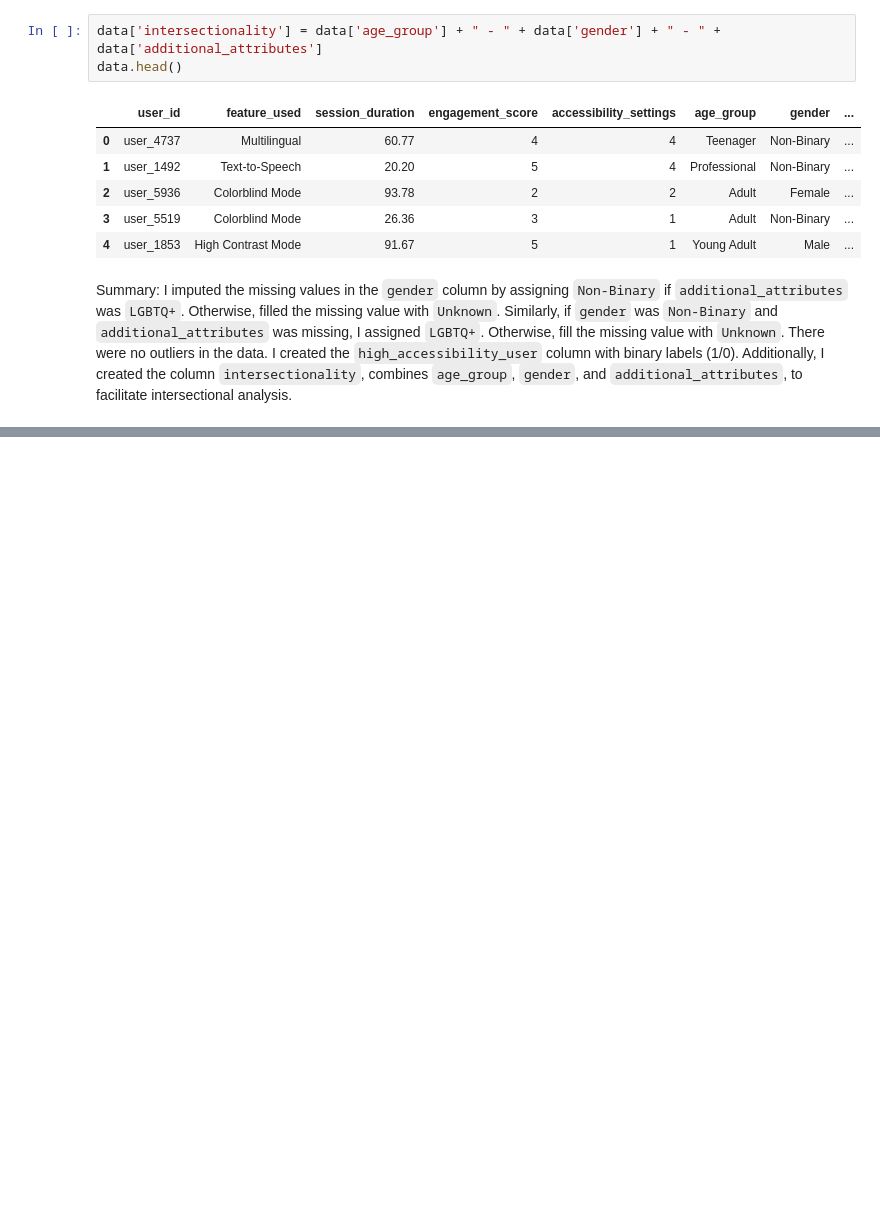
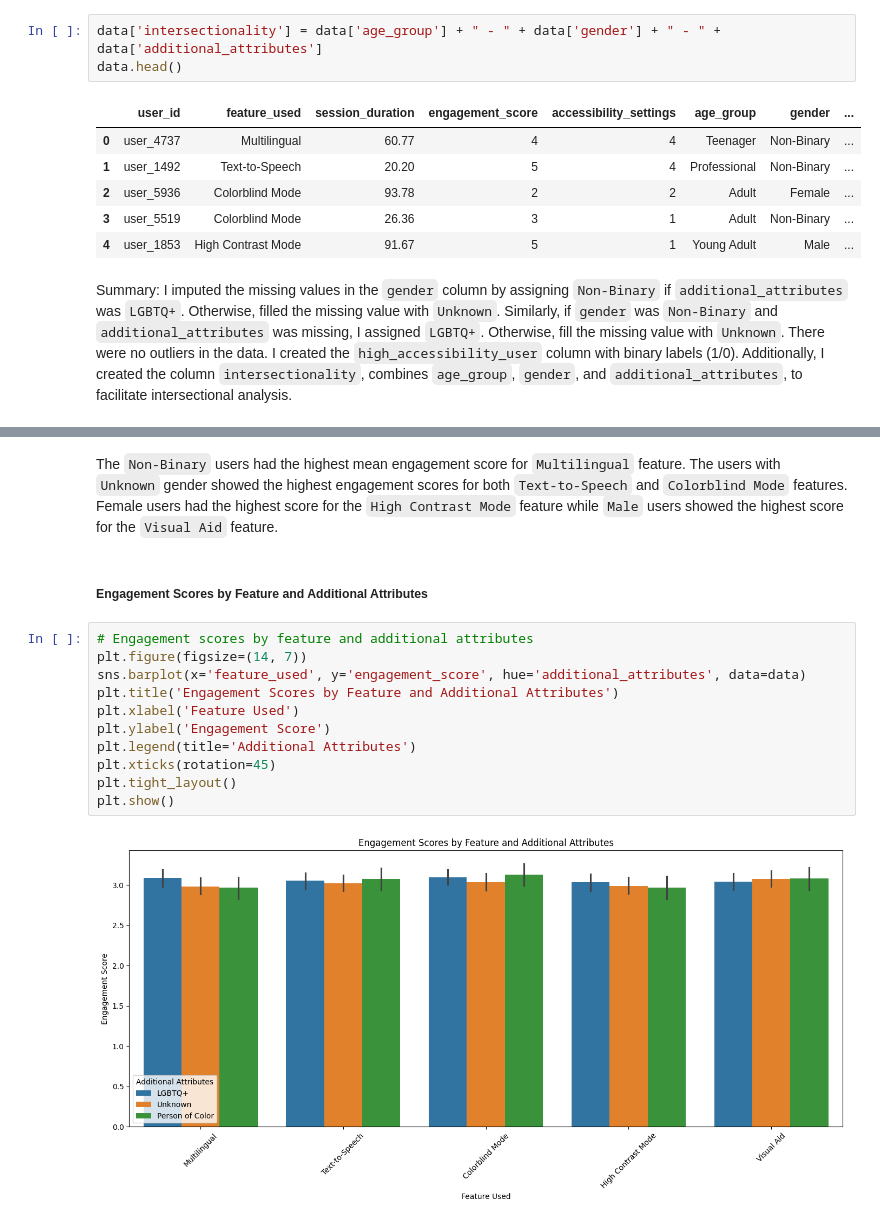
Before and after one commit to Joycelyn96/HackDiversityDataInterviewChallenge, a Jupyter notebook: hack_diversity_data_interview_challenge.ipynb, the cells around one changed output, grey strips where cells are left out. Cells and saved outputs as stored; diff of their text form; blank space fills up the shorter version.

```diff
--- a/hack_diversity_data_interview_challenge.ipynb
+++ b/hack_diversity_data_interview_challenge.ipynb
@@ -178,0 +213,17 @@ Summary: I imputed the missing values in the `gender` column by assigning `Non-B
+# %% [markdown]
+The `Non-Binary` users had the highest mean engagement score for `Multilingual` feature. The users with `Unknown` gender showed the highest engagement scores for both `Text-to-Speech` and `Colorblind Mode` features. Female users had the highest score for the `High Contrast Mode` feature while `Male` users showed the highest score for the `Visual Aid` feature.
+# %% [markdown]
+##### Engagement Scores by Feature and Additional Attributes
+# %%
+# Engagement scores by feature and additional attributes
+plt.figure(figsize=(14, 7))
+sns.barplot(x='feature_used', y='engagement_score', hue='additional_attributes', data=data)
+plt.title('Engagement Scores by Feature and Additional Attributes')
+plt.xlabel('Feature Used')
+plt.ylabel('Engagement Score')
+plt.legend(title='Additional Attributes')
+plt.xticks(rotation=45)
+plt.tight_layout()
+plt.show()
+# %% [output]
+[figure, added]
```
Also changed, not shown: parts of 13 cells of this notebook, 1 other file.
